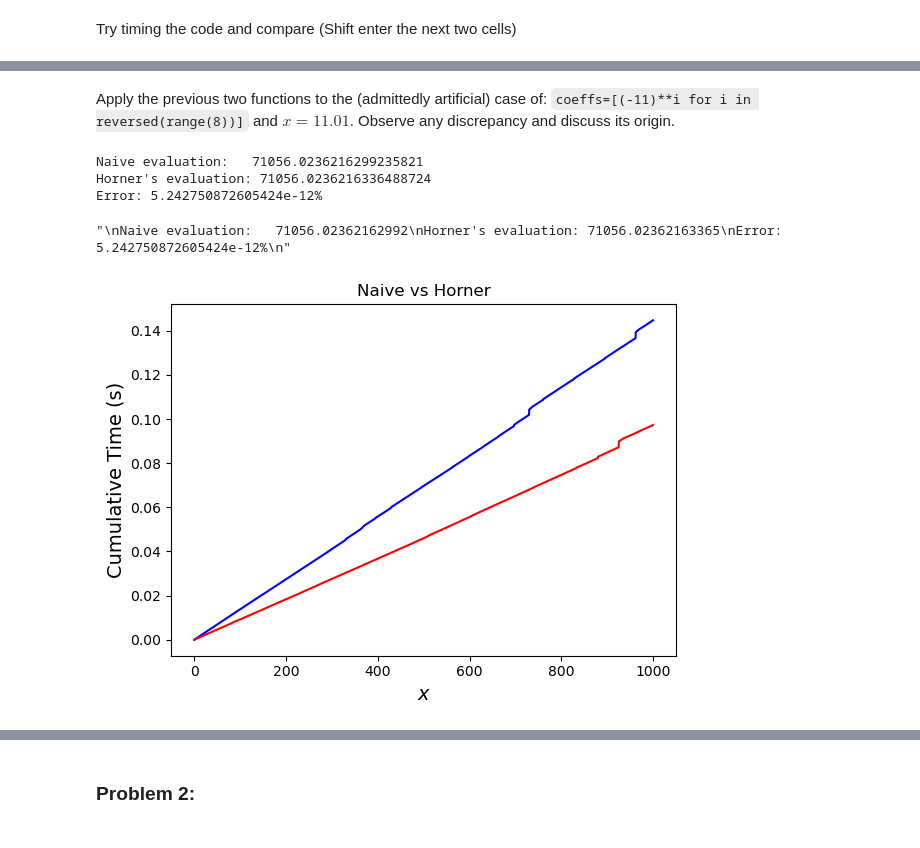
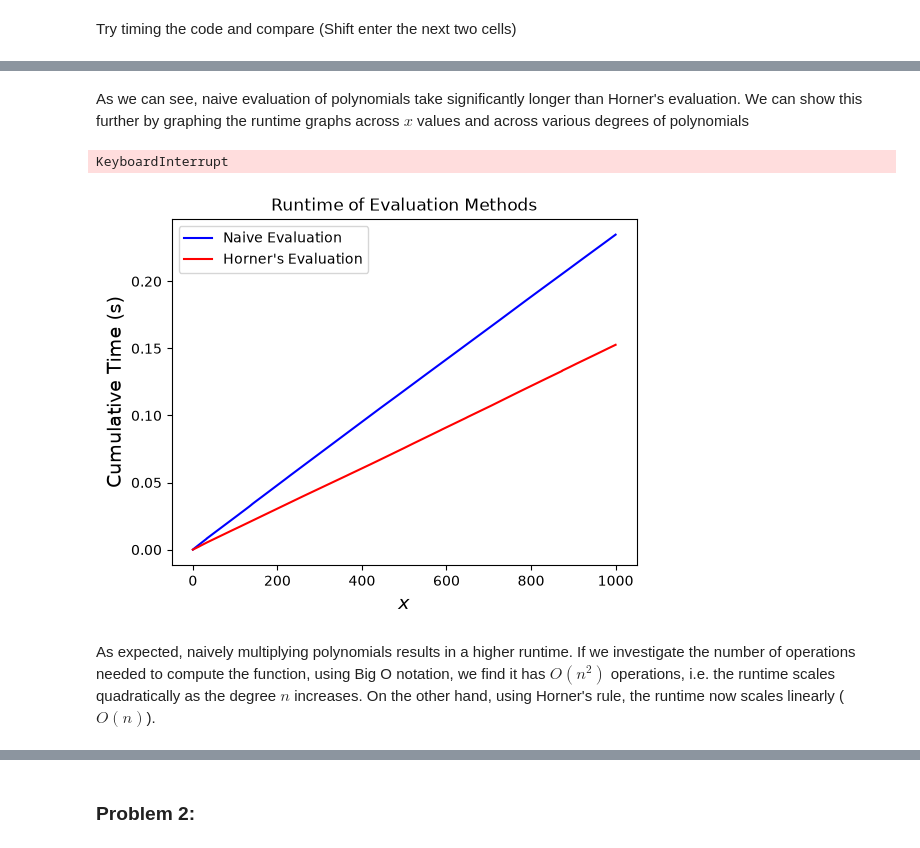
Before and after one commit to CJ4ke/AP155_TX1_1sAY2627, a Jupyter notebook: Rivera/Exercise 3/3HornersRule_RIVERA.ipynb, the cells around one changed output, grey strips where cells are left out. Saved outputs shown, nothing was run; the diff lists cells and outputs as text; code cells hidden in the pictures.

```diff
--- a/Rivera/Exercise 3/3HornersRule_RIVERA.ipynb
+++ b/Rivera/Exercise 3/3HornersRule_RIVERA.ipynb
@@ -117,68 +139,45 @@ Try timing the code and compare (Shift enter the next two cells)
-# %% [markdown]
-Apply the previous two functions to the (admittedly artificial) case of:
-`coeffs=[(-11)**i for i in reversed(range(8))]` and $x=11.01$. Observe any discrepancy and discuss its origin.
-# %%
-naive_val = eval_naive(coeffs, x)
-horner_val = eval_horner(coeffs, x)
-
-print(f"Naive evaluation:   {naive_val:.16f}")
-print(f"Horner's evaluation: {horner_val:.16f}")
-
-error = 100 * abs(naive_val - horner_val) / max(naive_val, horner_val)
-print(f'Error: {error}%') # use absolute error over max value
-
-'''
-Naive evaluation:   71056.02362162992
-Horner's evaluation: 71056.02362163365
-Error: 5.242750872605424e-12%
-'''
-# %% [output]
-Naive evaluation:   71056.0236216299235821
-Horner's evaluation: 71056.0236216336488724
-Error: 5.242750872605424e-12%
-"\nNaive evaluation:   71056.02362162992\nHorner's evaluation: 71056.02362163365\nError: 5.242750872605424e-12%\n"
+# %% [markdown]
+As we can see, naive evaluation of polynomials take significantly longer than Horner's evaluation. We can show this further by graphing the runtime graphs across $x$ values and across various degrees of polynomials
 # %%
 import time
-import matplotlib.pyplot as plt
-import numpy as np
-
-# Coefficients for degree-7 polynomial
-coeffs = [(-11) ** i for i in reversed(range(8))]
 
 interval = 0.01
 x_vals = np.arange(0, 1000 + interval, interval)
 
-naive_time = []
+naive_time = [] # we put runtime here
 horner_time = []
 
-# Benchmark Naive Evaluation
 runtime_naive = 0
+runtime_horner = 0
+
 for x in x_vals:
+    # naive runtime evaluation
     start_time = time.perf_counter()
     eval_naive(coeffs, x)
     end_time = time.perf_counter()
     runtime_naive += end_time - start_time
     naive_time.append(runtime_naive)
 
-# Benchmark Horner's Method
-runtime_horner = 0
-for x in x_vals:
+    # horner runtime evaluation
     start_time = time.perf_counter()
     eval_horner(coeffs, x)
     end_time = time.perf_counter()
     runtime_horner += end_time - start_time
     horner_time.append(runtime_horner)
 
-# Plotting
+# plot plot
 fig, ax = plt.subplots(1, 1, figsize=(6, 4.5))
 
-ax.plot(x_vals, naive_time, c="b")
-ax.plot(x_vals, horner_time, c="r")
-ax.set_title("Naive vs Horner")
+ax.plot(x_vals, naive_time, label = "Naive Evaluation", color = "b")
+ax.plot(x_vals, horner_time, label = "Horner's Evaluation", color = "r")
+ax.legend()
+ax.set_title("Runtime of Evaluation Methods")
 ax.set_xlabel(r"$x$", fontsize=14)
 ax.set_ylabel("Cumulative Time (s)", fontsize=14)
 
 plt.tight_layout()
+plt.savefig("Figures/runtime_x.png")
 plt.show()
 # %% [output]
+KeyboardInterrupt
-[figure, old version]
+[figure, new version]
@@ -184,0 +229,2 @@ plt.show()
+# %% [markdown]
+As expected, naively multiplying polynomials results in a higher runtime. If we investigate the number of operations needed to compute the function, using Big O notation, we find it has $O(n^2)$ operations, i.e. the runtime scales quadratically as the degree $n$ increases. On the other hand, using Horner's rule, the runtime now scales linearly ($O(n)$).
```
Also changed, not shown: parts of 18 cells of this notebook, 4 other files.
